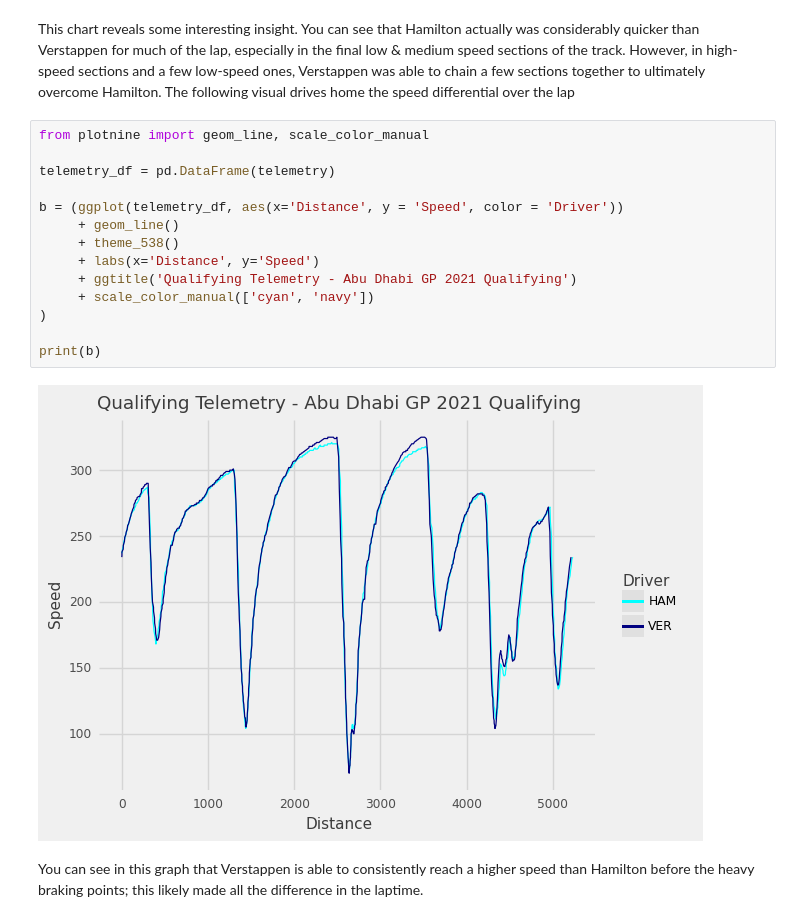
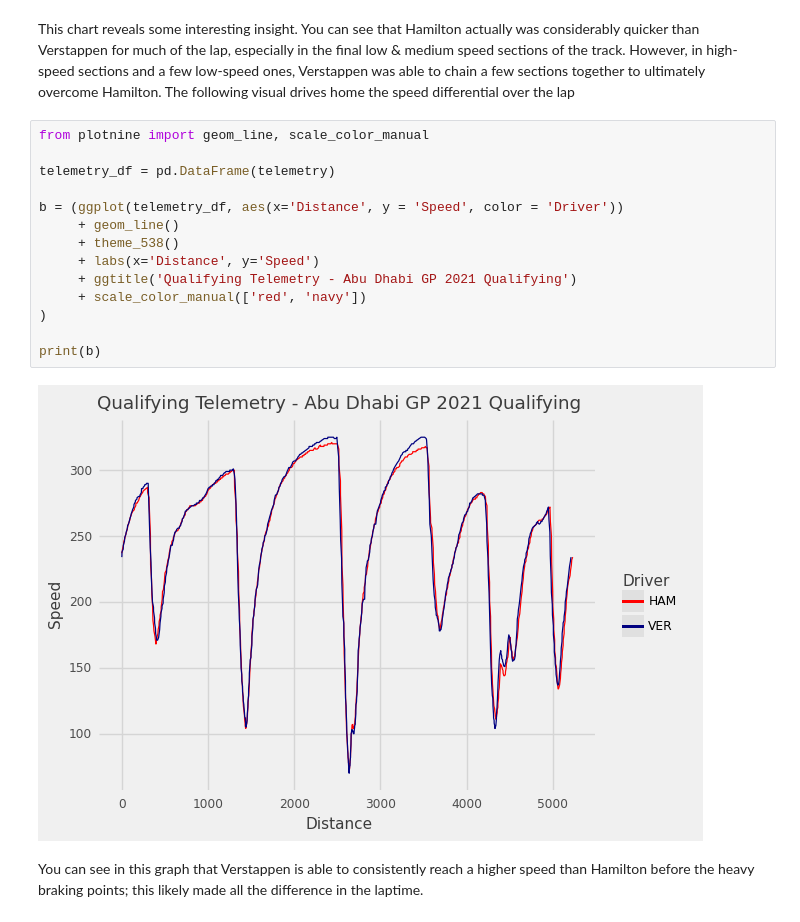
Before and after one commit to jackhopper/F1-Analysis, a Jupyter notebook: f1_qualifying_analysis.ipynb, the cells around one changed output. Saved outputs shown, nothing was run; the diff lists cells and outputs as text.

Commit message:
Fixed graph color

```diff
--- a/f1_qualifying_analysis.ipynb
+++ b/f1_qualifying_analysis.ipynb
@@ -162,19 +162,19 @@ This chart reveals some interesting insight. You can see that Hamilton actually
 # %%
 from plotnine import geom_line, scale_color_manual
 
 telemetry_df = pd.DataFrame(telemetry)
 
 b = (ggplot(telemetry_df, aes(x='Distance', y = 'Speed', color = 'Driver'))
      + geom_line()
      + theme_538()
      + labs(x='Distance', y='Speed')
      + ggtitle('Qualifying Telemetry - Abu Dhabi GP 2021 Qualifying')
-     + scale_color_manual(['cyan', 'navy'])
+     + scale_color_manual(['red', 'navy'])
 )
 
 print(b)
 # %% [output]
-[figure, old version]
+[figure, new version]
 # %% [markdown]
 You can see in this graph that Verstappen is able to consistently reach a higher speed than Hamilton before the heavy braking points; this likely made all the difference in the laptime.
 # %% [markdown]
```
